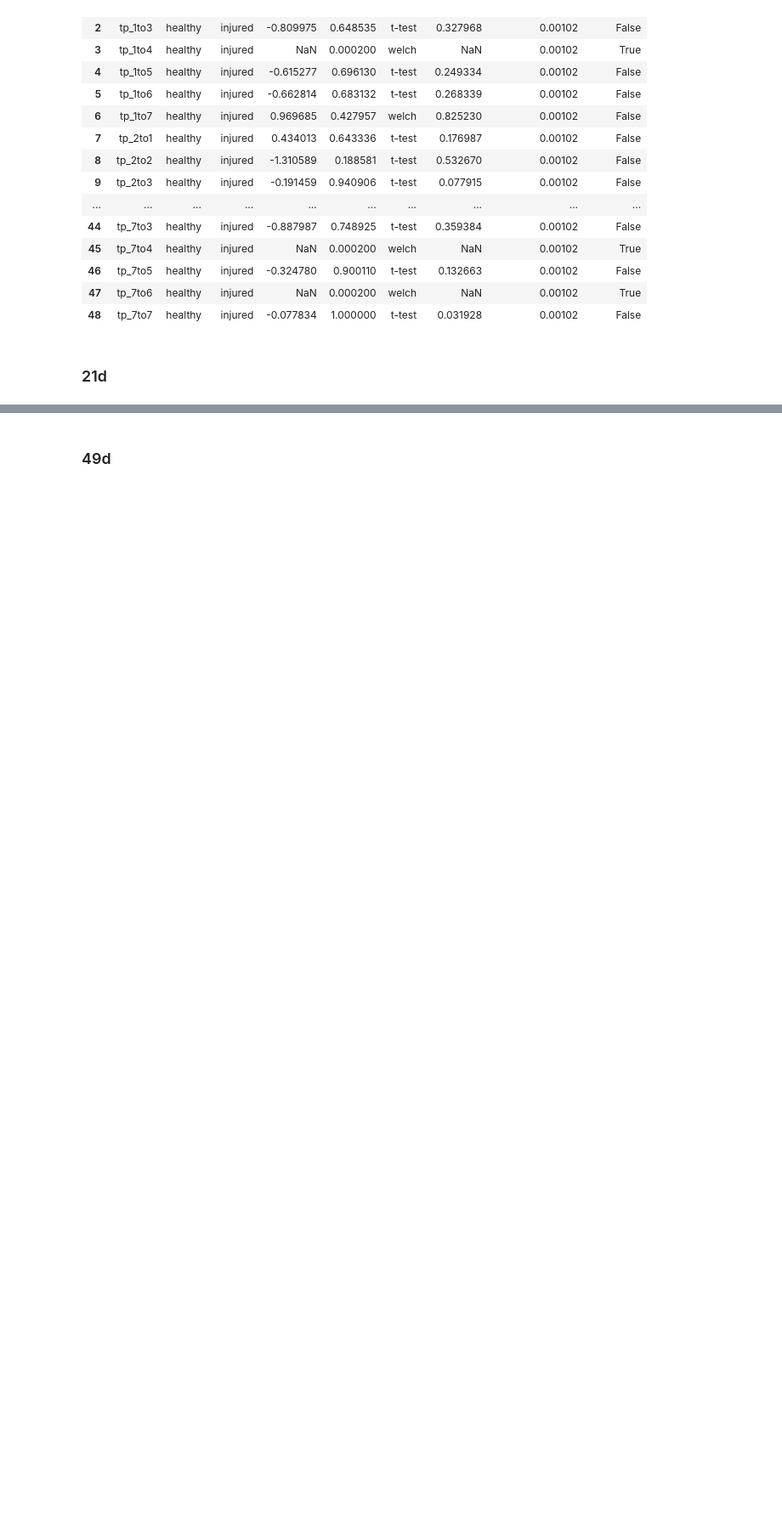
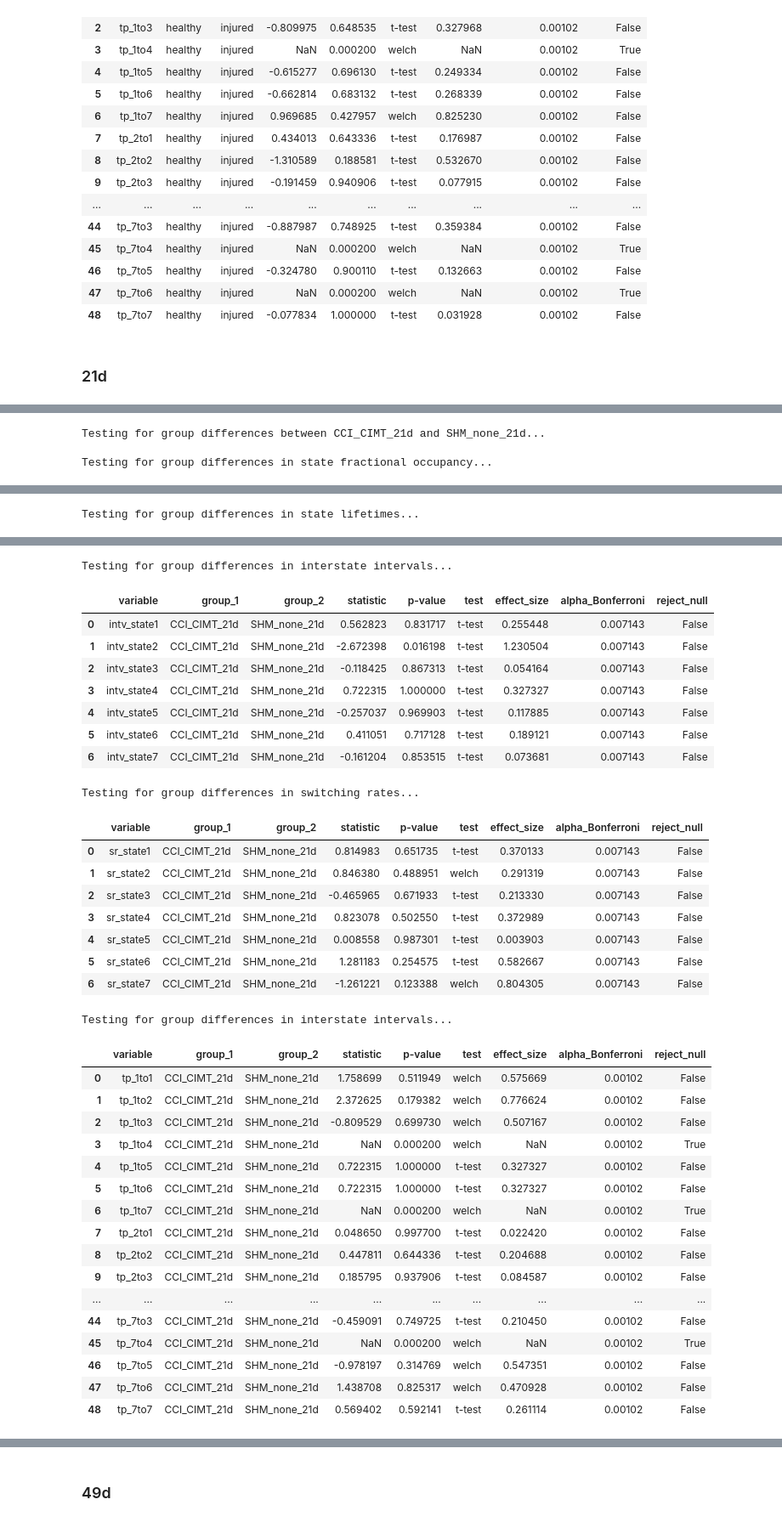
Before and after one commit to efei01/dFNC, a Jupyter notebook: HMM/CIMT/CIMT_HMM_group_analysis.ipynb, the cells around one changed output, grey strips where cells are left out. Shown at 85% size. Drawn from its saved outputs; the diff is of its cells as text; code cells hidden in the pictures; blank space fills up the shorter version.

```diff
--- a/HMM/CIMT/CIMT_HMM_group_analysis.ipynb
+++ b/HMM/CIMT/CIMT_HMM_group_analysis.ipynb
@@ -640,0 +670,17 @@ permtest_ind(
+# %%
+# CCI_CIMT vs. SHM_none
+between_group_test_helper(
+    df=ht_df,
+    group1='CCI_CIMT_21d',
+    group2='SHM_none_21d',
+    metrics=['fo', 'lt', 'intv', 'sr', 'tp'],
+    k=k_optimal,
+    class_column='group',
+    n_perm=10_000,
+    alternative='two-sided',
+    random_state=42
+)
+# %% [output]
+Testing for group differences between CCI_CIMT_21d and SHM_none_21d...
+
+Testing for group differences in state fractional occupancy...
@@ -640,0 +695 @@ permtest_ind(
+Testing for group differences in state lifetimes...
@@ -640,0 +704,36 @@ permtest_ind(
+Testing for group differences in interstate intervals...
+|  | variable | group_1 | group_2 | statistic | p-value | test | effect_size | alpha_Bonferroni | reject_null |
+| 0 | intv_state1 | CCI_CIMT_21d | SHM_none_21d | 0.562823 | 0.831717 | t-test | 0.255448 | 0.007143 | False |
+| 1 | intv_state2 | CCI_CIMT_21d | SHM_none_21d | -2.672398 | 0.016198 | t-test | 1.230504 | 0.007143 | False |
+| 2 | intv_state3 | CCI_CIMT_21d | SHM_none_21d | -0.118425 | 0.867313 | t-test | 0.054164 | 0.007143 | False |
+| 3 | intv_state4 | CCI_CIMT_21d | SHM_none_21d | 0.722315 | 1.000000 | t-test | 0.327327 | 0.007143 | False |
+| 4 | intv_state5 | CCI_CIMT_21d | SHM_none_21d | -0.257037 | 0.969903 | t-test | 0.117885 | 0.007143 | False |
+| 5 | intv_state6 | CCI_CIMT_21d | SHM_none_21d | 0.411051 | 0.717128 | t-test | 0.189121 | 0.007143 | False |
+| 6 | intv_state7 | CCI_CIMT_21d | SHM_none_21d | -0.161204 | 0.853515 | t-test | 0.073681 | 0.007143 | False |
+Testing for group differences in switching rates...
+|  | variable | group_1 | group_2 | statistic | p-value | test | effect_size | alpha_Bonferroni | reject_null |
+| 0 | sr_state1 | CCI_CIMT_21d | SHM_none_21d | 0.814983 | 0.651735 | t-test | 0.370133 | 0.007143 | False |
+| 1 | sr_state2 | CCI_CIMT_21d | SHM_none_21d | 0.846380 | 0.488951 | welch | 0.291319 | 0.007143 | False |
+| 2 | sr_state3 | CCI_CIMT_21d | SHM_none_21d | -0.465965 | 0.671933 | t-test | 0.213330 | 0.007143 | False |
+| 3 | sr_state4 | CCI_CIMT_21d | SHM_none_21d | 0.823078 | 0.502550 | t-test | 0.372989 | 0.007143 | False |
+| 4 | sr_state5 | CCI_CIMT_21d | SHM_none_21d | 0.008558 | 0.987301 | t-test | 0.003903 | 0.007143 | False |
+| 5 | sr_state6 | CCI_CIMT_21d | SHM_none_21d | 1.281183 | 0.254575 | t-test | 0.582667 | 0.007143 | False |
+| 6 | sr_state7 | CCI_CIMT_21d | SHM_none_21d | -1.261221 | 0.123388 | welch | 0.804305 | 0.007143 | False |
+Testing for group differences in interstate intervals...
+|  | variable | group_1 | group_2 | statistic | p-value | test | effect_size | alpha_Bonferroni | reject_null |
+| 0 | tp_1to1 | CCI_CIMT_21d | SHM_none_21d | 1.758699 | 0.511949 | welch | 0.575669 | 0.00102 | False |
+| 1 | tp_1to2 | CCI_CIMT_21d | SHM_none_21d | 2.372625 | 0.179382 | welch | 0.776624 | 0.00102 | False |
+| 2 | tp_1to3 | CCI_CIMT_21d | SHM_none_21d | -0.809529 | 0.699730 | welch | 0.507167 | 0.00102 | False |
+| 3 | tp_1to4 | CCI_CIMT_21d | SHM_none_21d | NaN | 0.000200 | welch | NaN | 0.00102 | True |
+| 4 | tp_1to5 | CCI_CIMT_21d | SHM_none_21d | 0.722315 | 1.000000 | t-test | 0.327327 | 0.00102 | False |
+| 5 | tp_1to6 | CCI_CIMT_21d | SHM_none_21d | 0.722315 | 1.000000 | t-test | 0.327327 | 0.00102 | False |
+| 6 | tp_1to7 | CCI_CIMT_21d | SHM_none_21d | NaN | 0.000200 | welch | NaN | 0.00102 | True |
+| 7 | tp_2to1 | CCI_CIMT_21d | SHM_none_21d | 0.048650 | 0.997700 | t-test | 0.022420 | 0.00102 | False |
+| 8 | tp_2to2 | CCI_CIMT_21d | SHM_none_21d | 0.447811 | 0.644336 | t-test | 0.204688 | 0.00102 | False |
+| 9 | tp_2to3 | CCI_CIMT_21d | SHM_none_21d | 0.185795 | 0.937906 | t-test | 0.084587 | 0.00102 | False |
+| ... | ... | ... | ... | ... | ... | ... | ... | ... | ... |
+| 44 | tp_7to3 | CCI_CIMT_21d | SHM_none_21d | -0.459091 | 0.749725 | t-test | 0.210450 | 0.00102 | False |
+| 45 | tp_7to4 | CCI_CIMT_21d | SHM_none_21d | NaN | 0.000200 | welch | NaN | 0.00102 | True |
+| 46 | tp_7to5 | CCI_CIMT_21d | SHM_none_21d | -0.978197 | 0.314769 | welch | 0.547351 | 0.00102 | False |
+| 47 | tp_7to6 | CCI_CIMT_21d | SHM_none_21d | 1.438708 | 0.825317 | welch | 0.470928 | 0.00102 | False |
+| 48 | tp_7to7 | CCI_CIMT_21d | SHM_none_21d | 0.569402 | 0.592141 | t-test | 0.261114 | 0.00102 | False |
```
Also changed, not shown: parts of 66 cells of this notebook, 1 other file.
